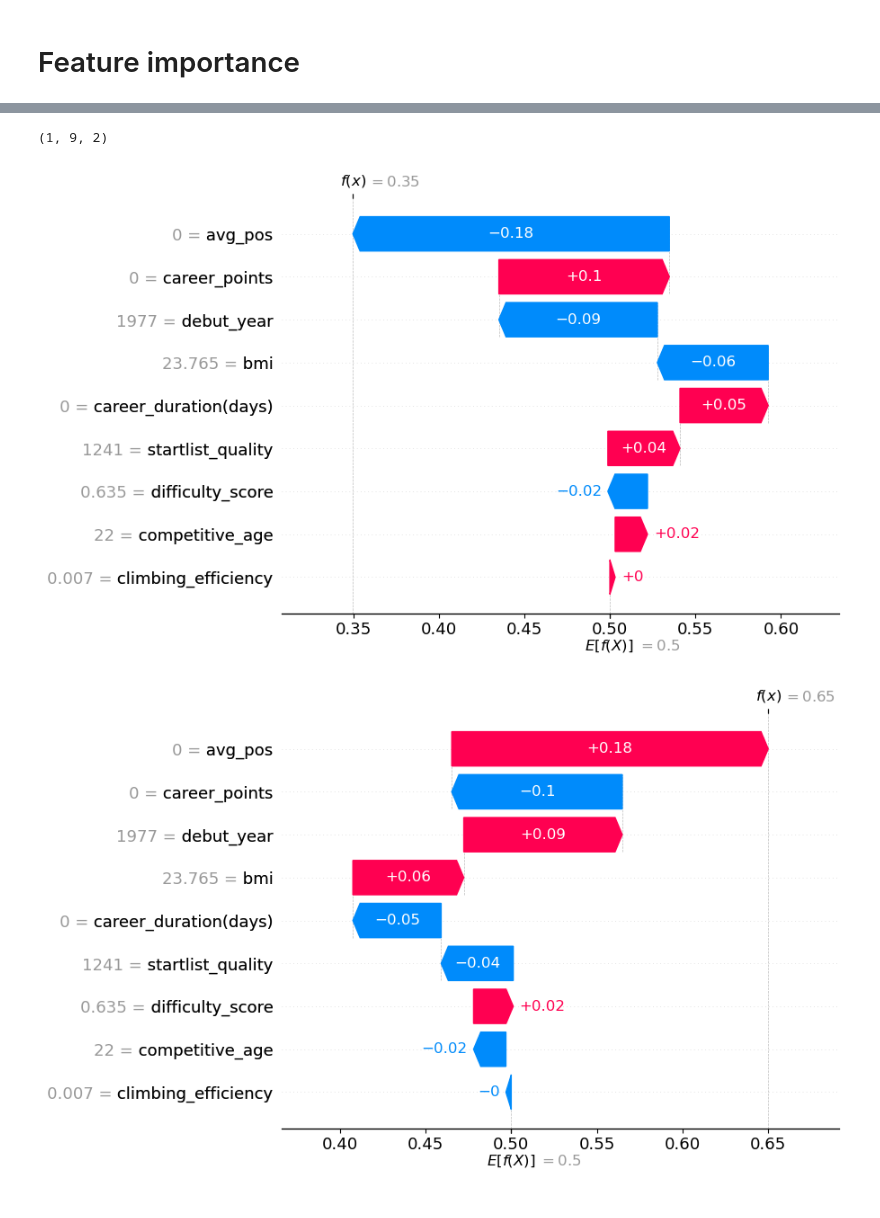
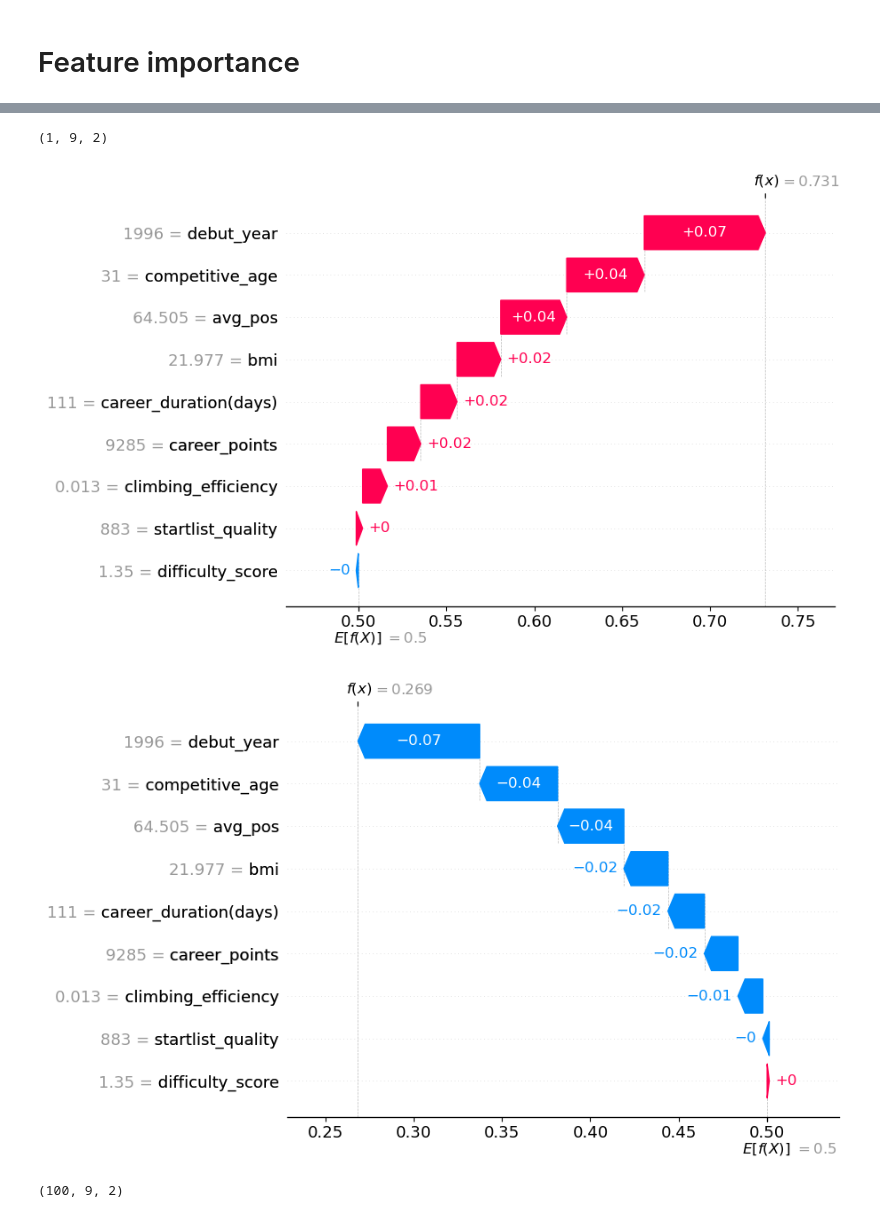
Before and after one commit to DadeOrsu/dm_project24_group_6, a Jupyter notebook: src/task5_xai/bagging_explanation.ipynb, the cells around one changed output, grey strips where cells are left out. Cells and saved outputs as stored; diff of their text form; code cells hidden in the pictures.

Commit message:
new plots for feature importance.

```diff
--- a/src/task5_xai/bagging_explanation.ipynb
+++ b/src/task5_xai/bagging_explanation.ipynb
@@ -102,19 +79,30 @@ dtype: object
 # %%
 import shap
 
-# Usa TreeExplainer per velocità
+# Use the TreeExplainer to get SHAP values
 explainer = shap.TreeExplainer(rfc)
 
-# Calcolo dei valori SHAP
-shap_values = explainer(train_data.iloc[[0]])
+# Calculate SHAP values
+shap_values = explainer(train_data_sampled.iloc[[0]])
 print(shap_values.shape)
 
-# Visualizzazione
+# Visualizations
 shap.plots.waterfall(shap_values[0, :, 0])
 # %% [output]
 (1, 9, 2)
-[figure, old version]
+[figure, new version]
 # %%
 shap.plots.waterfall(shap_values[0, :, 1])
 # %% [output]
-[figure, old version]
+[figure, new version]
+# %%
+import shap
+
+# Use the TreeExplainer to get SHAP values
+explainer = shap.TreeExplainer(rfc)
+
+# Calculate SHAP values
+shap_values = explainer(train_data_sampled)
+print(shap_values.shape)
+# %% [output]
+(100, 9, 2)
```
Also changed, not shown: parts of 3 cells of this notebook.
